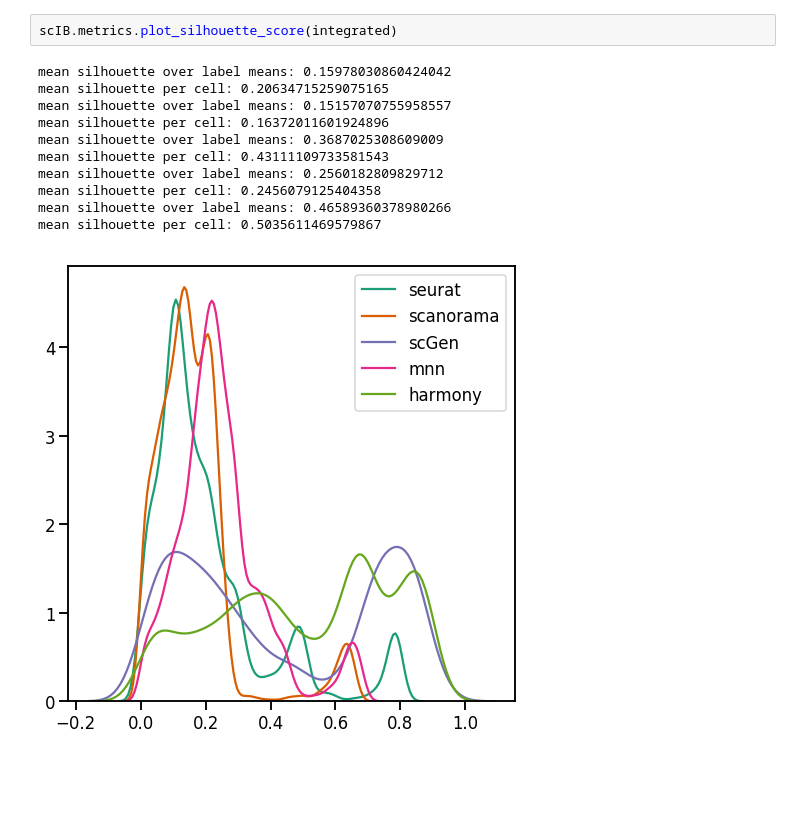
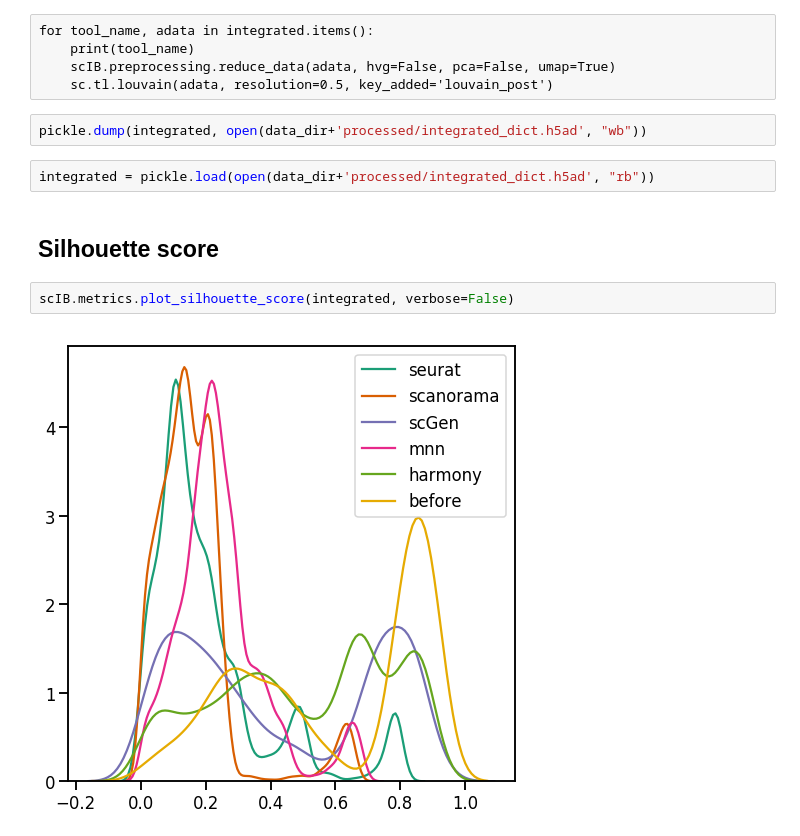
Before and after one commit to theislab/scib, a Jupyter notebook: notebooks/metrics.ipynb, the cells around one changed output. Saved outputs shown, nothing was run; the diff lists cells and outputs as text; blank space fills up the shorter version.

Commit message:
refined metric functions and added ARI

```diff
--- a/notebooks/metrics.ipynb
+++ b/notebooks/metrics.ipynb
@@ -32,14 +21,15 @@ reload(scIB)
+# %% [raw]
+for tool_name, adata in integrated.items():
+    print(tool_name)
+    scIB.preprocessing.reduce_data(adata, hvg=False, pca=False, umap=True)
+    sc.tl.louvain(adata, resolution=0.5, key_added='louvain_post')
+# %%
+pickle.dump(integrated, open(data_dir+'processed/integrated_dict.h5ad', "wb"))
+# %%
+integrated = pickle.load(open(data_dir+'processed/integrated_dict.h5ad', "rb"))
+# %% [markdown]
+## Silhouette score
 # %%
-scIB.metrics.plot_silhouette_score(integrated)
+scIB.metrics.plot_silhouette_score(integrated, verbose=False)
 # %% [output]
-mean silhouette over label means: 0.15978030860424042
-mean silhouette per cell: 0.20634715259075165
-mean silhouette over label means: 0.15157070755958557
-mean silhouette per cell: 0.16372011601924896
-mean silhouette over label means: 0.3687025308609009
-mean silhouette per cell: 0.43111109733581543
-mean silhouette over label means: 0.2560182809829712
-mean silhouette per cell: 0.2456079125404358
-mean silhouette over label means: 0.46589360378980266
-mean silhouette per cell: 0.5035611469579867
-[figure, old version]
+[figure, new version]
```
Also changed, not shown: parts of 14 cells of this notebook, 2 other files.
